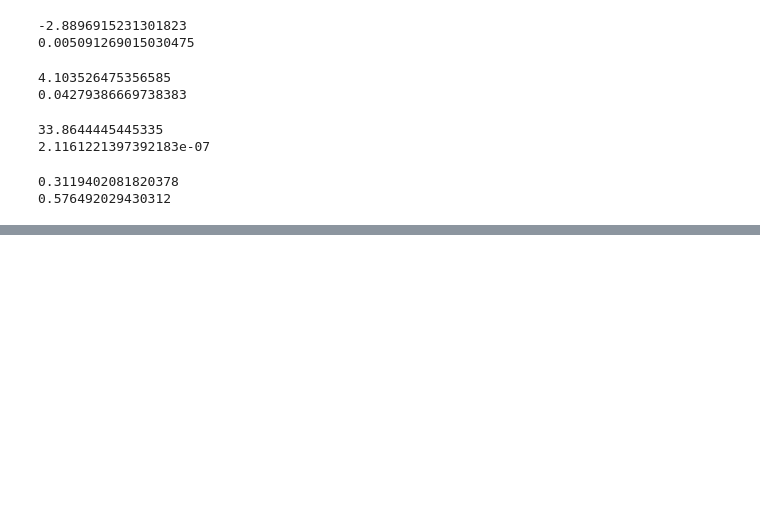
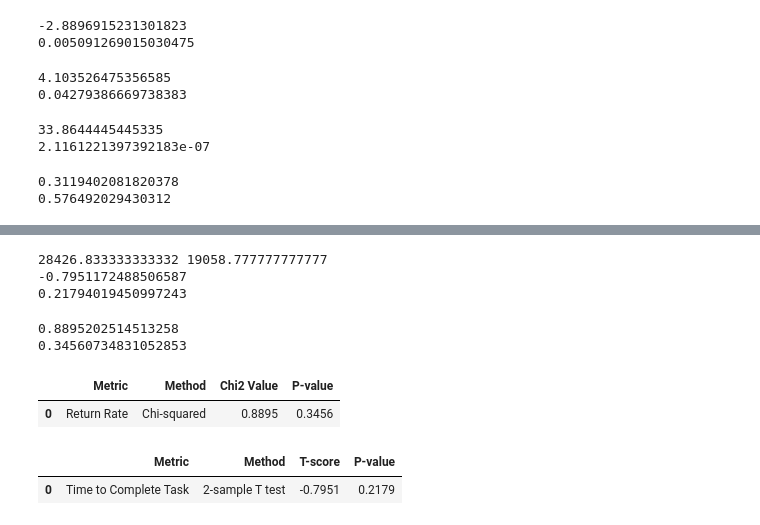
Before and after one commit to PanthonImem/1300ABTestingScript, a Jupyter notebook: AB Testing.ipynb, the cells around one changed output, grey strips where cells are left out. Cells and saved outputs as stored; diff of their text form; code cells hidden in the pictures; blank space fills up the shorter version.

```diff
--- a/AB Testing.ipynb
+++ b/AB Testing.ipynb
@@ -265,0 +269,41 @@ print(perform_chi2_homogeneity_test(c3_observed_grid)) # this should be .5764920
+# %%
+#Calling Script for actual test
+import numpy as np
+a_list = [5449, 4879, 12027, 11884, 12163, 7447, 72481, 19995, 4722, 28675, 5922, 15992, 20488, 78763, 8194, 43247, 30635, 128720]
+b_list = [6716, 4200, 7020, 83496, 36912, 3611, 16756, 8069, 4749]
+
+print(np.mean(a_list),np.mean(b_list))
+print(get_t_score(a_list, b_list))
+print(perform_2_sample_t_test(a_list, b_list))
+# %% [output]
+28426.833333333332 19058.777777777777
+-0.7951172488506587
+0.21794019450997243
+# %%
+a_count = [16, 7]
+b_count = [7, 6]
+observed_grid = [a_count, b_count]
+print(chi2_value(observed_grid))
+print(perform_chi2_homogeneity_test(observed_grid))
+# %% [output]
+0.8895202514513258
+0.34560734831052853
+# %%
+import pandas as pd
+df = pd.DataFrame([
+    ['Return Rate','Chi-squared','0.8895','0.3456']
+])
+df.columns = ['Metric','Method','Chi2 Value', 'P-value']
+display(df)
+
+
+df = pd.DataFrame([
+    ['Time to Complete Task','2-sample T test','-0.7951','0.2179']
+])
+df.columns = ['Metric','Method','T-score', 'P-value']
+display(df)
+# %% [output]
+|  | Metric | Method | Chi2 Value | P-value |
+| 0 | Return Rate | Chi-squared | 0.8895 | 0.3456 |
+|  | Metric | Method | T-score | P-value |
+| 0 | Time to Complete Task | 2-sample T test | -0.7951 | 0.2179 |
```
Also changed, not shown: parts of 9 cells of this notebook, 10 other files.
